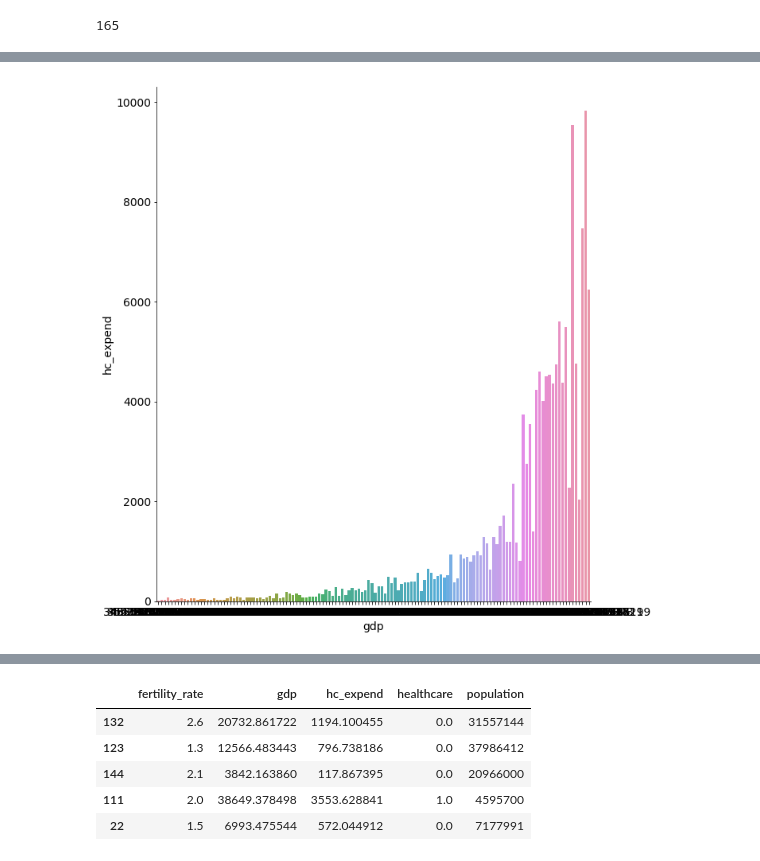
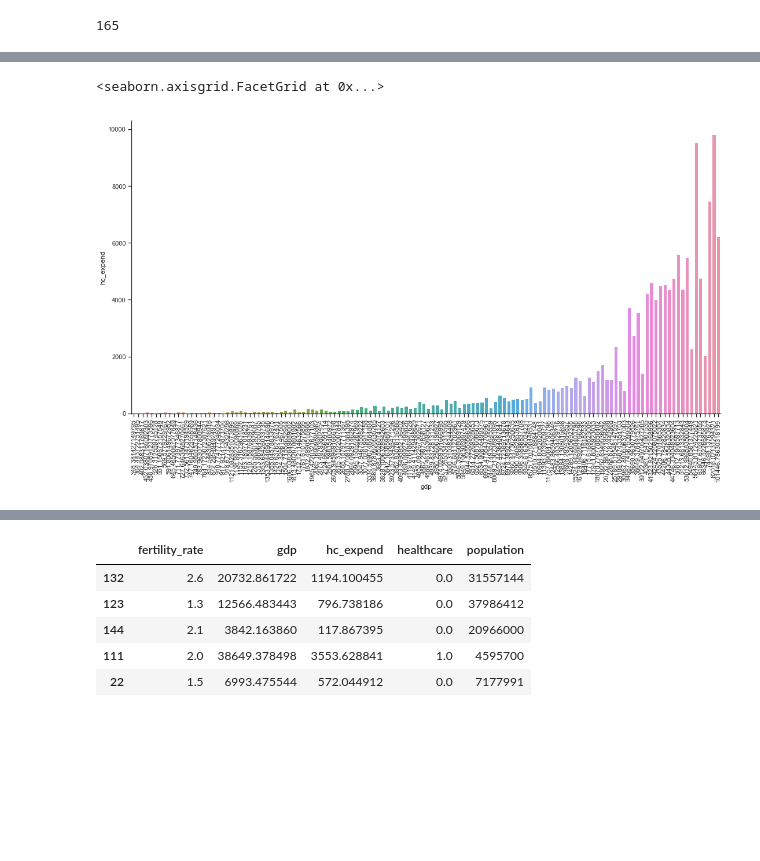
Before and after one commit to imamun93/Maternal_Mortality_Rate, a Jupyter notebook: WIP.ipynb, the cells around one changed output, grey strips where cells are left out. Saved outputs shown, nothing was run; the diff lists cells and outputs as text; code cells hidden in the pictures; blank space fills up the shorter version.

Commit message:
fix graph

```diff
--- a/WIP.ipynb
+++ b/WIP.ipynb
@@ -1040,6 +1039,7 @@ from statsmodels.formula.api import ols
 f= 'mortality_rate~fertility_rate'
 # %%
 import seaborn as sns
+sns.set(style="ticks", color_codes=True)
 import matplotlib.pyplot as plt
 import statsmodels.api as sm
 %matplotlib inline
@@ -1118,9 +1118,11 @@ strong multicollinearity or other numerical problems.
 0.8315956469551404
 # %%
 # mrgdp = pop.plot(kind='scatter', x='gdp', y='hc_expend', alpha=1)
-sns.catplot(y="hc_expend", x="gdp", kind="bar", height=10, data=X_train);
+gdp_hc= sns.catplot(y="hc_expend", x="gdp", kind="bar", height=8,aspect=2, data=X_train);
+gdp_hc.set_xticklabels(rotation=90)
 # %% [output]
+<seaborn.axisgrid.FacetGrid at 0x...>
-[figure, old version]
+[figure, new version]
 # %%
 featureh= ['hc_expend']
 X = X_train[featureh]
```
Also changed, not shown: parts of 12 cells of this notebook.
